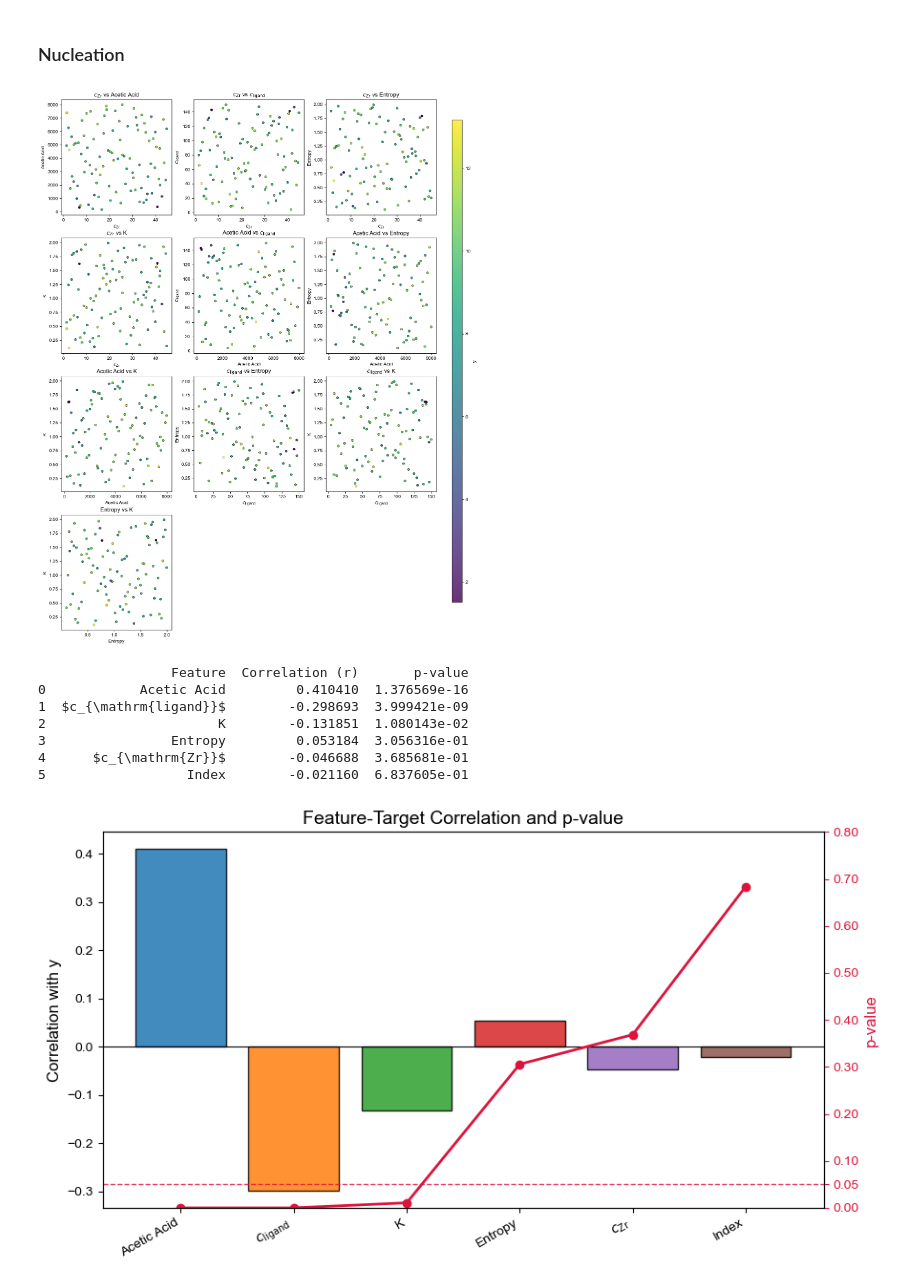
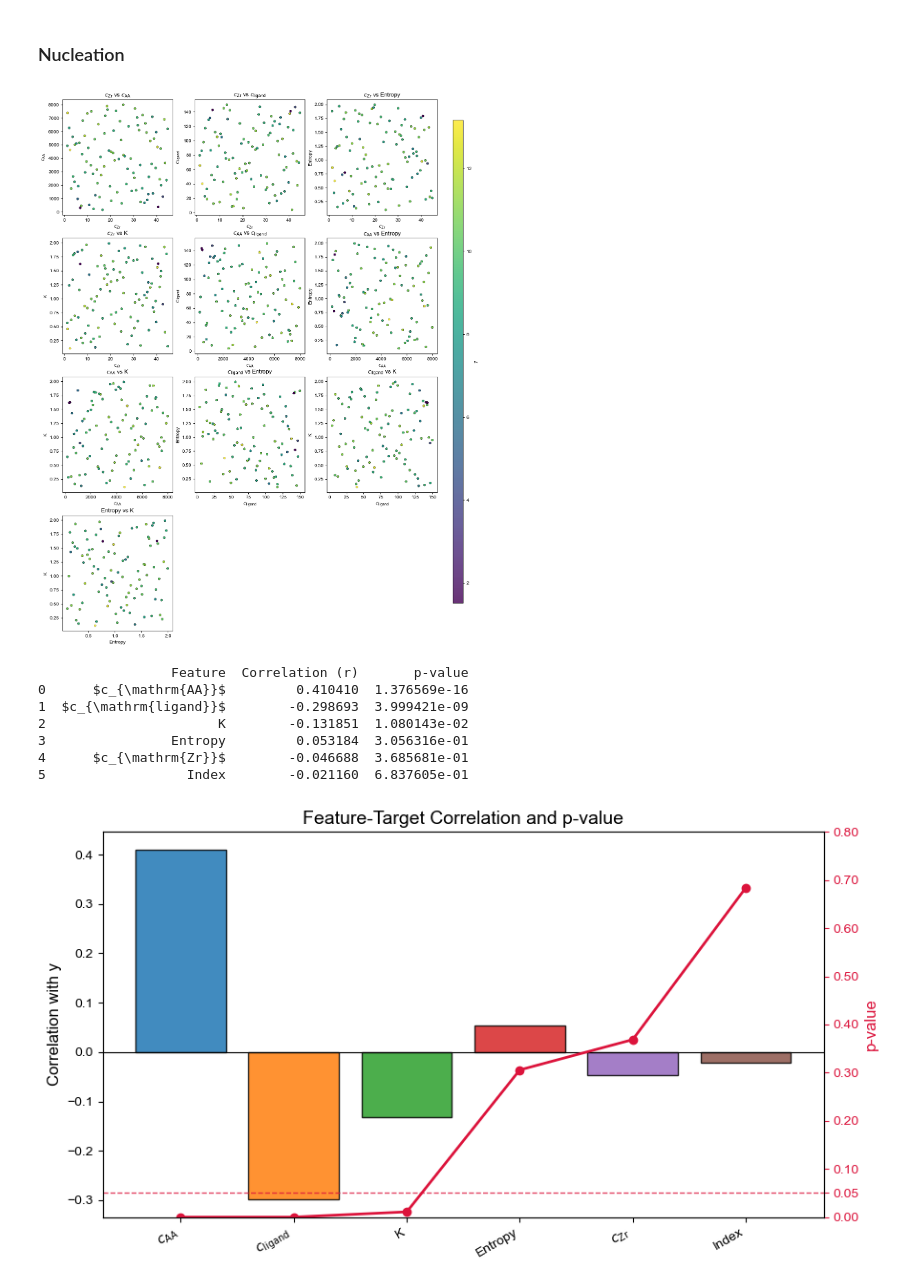
Before and after one commit to Wang-Group/mof-growth-simulator, a Jupyter notebook: UiO-66/UiO_66_batch0/analyze_growth_rate_4_20.ipynb, the cells around one changed output. Cells and saved outputs as stored; diff of their text form; code cells hidden in the pictures.

```diff
--- a/UiO-66/UiO_66_batch0/analyze_growth_rate_4_20.ipynb
+++ b/UiO-66/UiO_66_batch0/analyze_growth_rate_4_20.ipynb
@@ -205,7 +205,7 @@ name_map = {
     "SC": "Entropy",
     "KC": "K",
     "K_eff": r"$K_{\mathrm{eff}}$",
-    "FA": "Acetic Acid",
+    "FA": r"$c_{\mathrm{AA}}$",
     "Zr": r"$c_{\mathrm{Zr}}$",
     "L": r"$c_{\mathrm{ligand}}$",
 }
@@ -271,7 +271,7 @@ name_map = {
     "SC": "Entropy",
     "KC": "K",
     "K_eff": r"$K_{\mathrm{eff}}$",
-    "FA": "Acetic Acid",
+    "FA": r"$c_{\mathrm{AA}}$",
     "Zr": r"$c_{\mathrm{Zr}}$",
     "L": r"$c_{\mathrm{ligand}}$",
 }
@@ -373,7 +373,7 @@ name_map = {
     "SC": "Entropy",
     "KC": "K",
     "K_eff": r"$K_{\mathrm{eff}}$",
-    "FA": "Acetic Acid",
+    "FA": r"$c_{\mathrm{AA}}$",
     "Zr": r"$c_{\mathrm{Zr}}$",
     "L": r"$c_{\mathrm{ligand}}$",
 }
@@ -457,36 +457,36 @@ ax1.bar(
     corr_df["Correlation (r)"],
     color=plt.cm.tab10.colors[:len(corr_df)],
     edgecolor="black",
     alpha=0.85,
 )
 ax1.axhline(0, color="black", linewidth=0.8)
 ax1.set_ylabel("Correlation with y", fontsize=12)
 ax1.set_xticks(x)
 ax1.set_xticklabels(corr_df["Feature"], rotation=30, ha="right")
 
 ax2 = ax1.twinx()
 ax2.plot(x, corr_df["p-value"], color="crimson", marker="o", linewidth=2)
 ax2.axhline(0.05, color="crimson", linestyle="--", linewidth=1, alpha=0.8)
 ax2.set_ylabel("p-value", color="crimson", fontsize=12)
 ax2.tick_params(axis="y", colors="crimson")
 p_max = corr_df["p-value"].max()
 ax2.set_ylim(0, max(0.06, p_max * 1.1 if pd.notna(p_max) else 0.06))
 ticks = sorted(set([tick for tick in ax2.get_yticks() if tick >= 0] + [0.05]))
 ax2.set_yticks(ticks)
 
 ax1.set_title("Feature-Target Correlation and p-value", fontsize=14)
 fig.tight_layout()
 plt.show()
 # %% [output]
-[figure, old version]
+[figure, new version]
                  Feature  Correlation (r)       p-value
-0            Acetic Acid         0.410410  1.376569e-16
+0      $c_{\mathrm{AA}}$         0.410410  1.376569e-16
 1  $c_{\mathrm{ligand}}$        -0.298693  3.999421e-09
 2                      K        -0.131851  1.080143e-02
 3                Entropy         0.053184  3.056316e-01
 4      $c_{\mathrm{Zr}}$        -0.046688  3.685681e-01
 5                  Index        -0.021160  6.837605e-01
-[figure, old version]
+[figure, new version]
 # %%
 import numpy as np
 import pandas as pd
```
Also changed, not shown: parts of 3 cells of this notebook.
